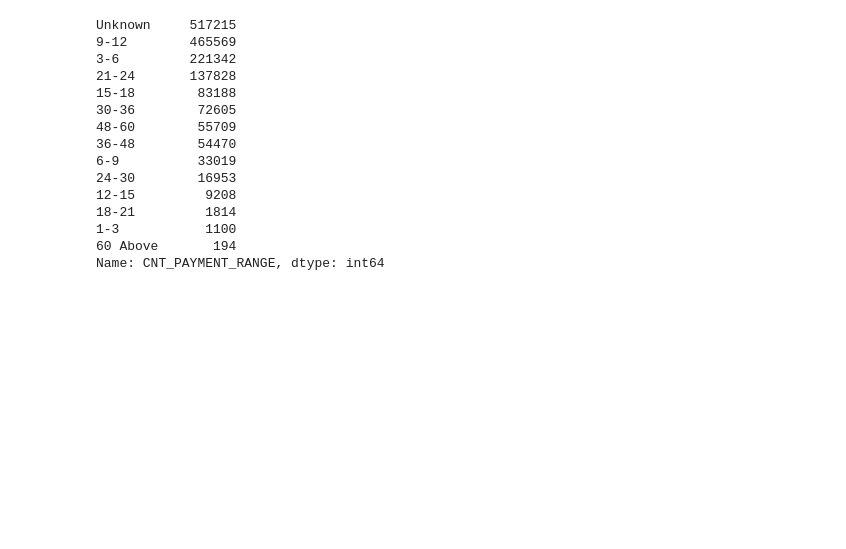
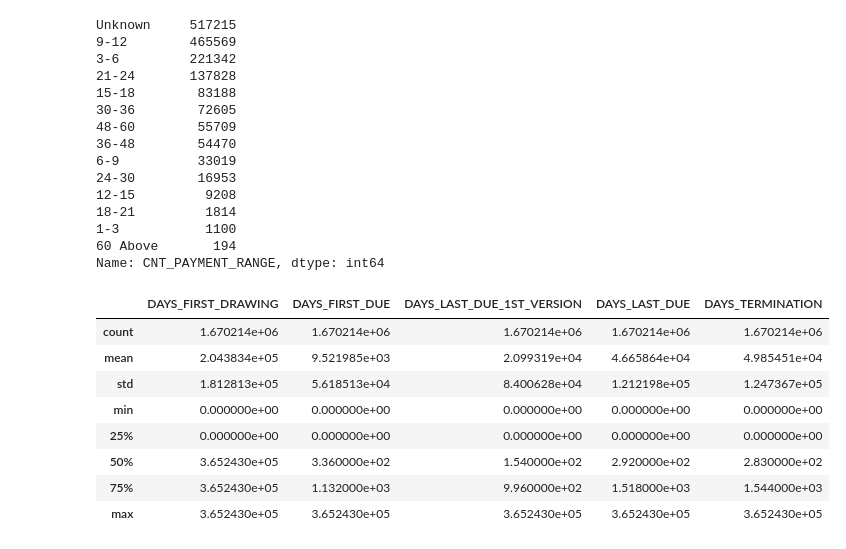
Before and after one commit to raghavendranhp/Financial_Risk_Detection, a Jupyter notebook: Pre_process_Finance.ipynb, the cells around one changed output. Drawn from its saved outputs; the diff is of its cells as text; code cells hidden in the pictures; blank space fills up the shorter version.

```diff
--- a/Pre_process_Finance.ipynb
+++ b/Pre_process_Finance.ipynb
@@ -414,6 +480,7 @@ Name: DAYS_DECISION_RANGE, dtype: int64
 # %%
 df_pre_app['NAME_TYPE_SUITE']=df_pre_app['NAME_TYPE_SUITE'].fillna('Unaccompanied')
 # %%
+df_pre_app['SELLERPLACE_AREA']=df_pre_app['SELLERPLACE_AREA'].fillna(0)
 print(df_pre_app['SELLERPLACE_AREA'].sample(n=10))
 df_pre_app['SELLERPLACE_AREA'].describe()
 # %% [output]
@@ -439,7 +506,7 @@ max      4.000000e+06
 Name: SELLERPLACE_AREA, dtype: float64
 # %%
 # Define the bin edges
-bin_edges = [-1, 0, 100, 500, 1000, 5000, float('inf')]
+bin_edges = [-2, 0.2, 100, 500, 1000, 5000, float('inf')]
 
 # Define the bin labels
 bin_labels = ['Unknown', 'Small', 'Medium', 'Large', 'Very Large', 'Huge']
@@ -512,3 +579,27 @@ Unknown     517215
 1-3           1100
 60 Above       194
 Name: CNT_PAYMENT_RANGE, dtype: int64
+# %%
+df_pre_app['PRODUCT_COMBINATION']=df_pre_app['PRODUCT_COMBINATION'].fillna('Other')
+# %%
+fill_col=['DAYS_FIRST_DRAWING','DAYS_FIRST_DUE',
+          'DAYS_LAST_DUE_1ST_VERSION','DAYS_LAST_DUE','DAYS_TERMINATION','NFLAG_INSURED_ON_APPROVAL' ]
+for col in fill_col:
+  df_pre_app[col]=df_pre_app[col].fillna(0)
+# %%
+days_col=['DAYS_FIRST_DRAWING','DAYS_FIRST_DUE',
+          'DAYS_LAST_DUE_1ST_VERSION','DAYS_LAST_DUE','DAYS_TERMINATION']
+for col in days_col:
+  df_pre_app[col]=abs(df_pre_app[col])
+df_pre_app[['DAYS_FIRST_DRAWING','DAYS_FIRST_DUE',
+          'DAYS_LAST_DUE_1ST_VERSION','DAYS_LAST_DUE','DAYS_TERMINATION']].describe()
+# %% [output]
+|  | DAYS_FIRST_DRAWING | DAYS_FIRST_DUE | DAYS_LAST_DUE_1ST_VERSION | DAYS_LAST_DUE | DAYS_TERMINATION |
+| count | 1.670214e+06 | 1.670214e+06 | 1.670214e+06 | 1.670214e+06 | 1.670214e+06 |
+| mean | 2.043834e+05 | 9.521985e+03 | 2.099319e+04 | 4.665864e+04 | 4.985451e+04 |
+| std | 1.812813e+05 | 5.618513e+04 | 8.400628e+04 | 1.212198e+05 | 1.247367e+05 |
+| min | 0.000000e+00 | 0.000000e+00 | 0.000000e+00 | 0.000000e+00 | 0.000000e+00 |
+| 25% | 0.000000e+00 | 0.000000e+00 | 0.000000e+00 | 0.000000e+00 | 0.000000e+00 |
+| 50% | 3.652430e+05 | 3.360000e+02 | 1.540000e+02 | 2.920000e+02 | 2.830000e+02 |
+| 75% | 3.652430e+05 | 1.132000e+03 | 9.960000e+02 | 1.518000e+03 | 1.544000e+03 |
+| max | 3.652430e+05 | 3.652430e+05 | 3.652430e+05 | 3.652430e+05 | 3.652430e+05 |
```
Also changed, not shown: parts of 24 cells of this notebook.
